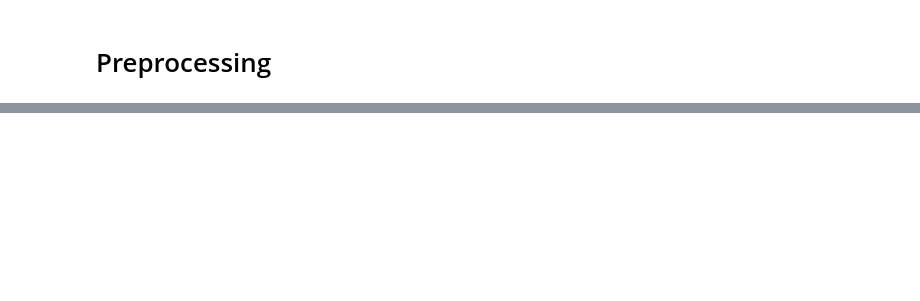
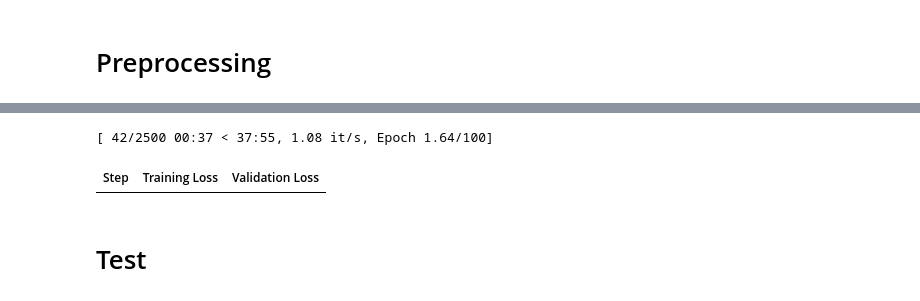
Before and after one commit to fas38/twitter-sentiment-analysis, a Jupyter notebook: deep_learning_pretrained_transformers_clf.ipynb, the cells around one changed output, grey strips where cells are left out. Cells and saved outputs as stored; diff of their text form; code cells hidden in the pictures; blank space fills up the shorter version.

```diff
--- a/deep_learning_pretrained_transformers_clf.ipynb
+++ b/deep_learning_pretrained_transformers_clf.ipynb
@@ -109,0 +54,12 @@ f1_macro
+# %%
+# Splitting
+train_texts, val_texts, train_labels, val_labels = train_test_split(df['words_str'], y, test_size=0.2, shuffle=True, random_state=None)
+# %%
+# Tokenize the input
+tokenizer_bert = BertTokenizer.from_pretrained('bert-base-uncased')
+tokenizer_roberta = RobertaTokenizer.from_pretrained('roberta-base')
+tokenizer_twitter = AutoTokenizer.from_pretrained('cardiffnlp/twitter-roberta-base')
+# %%
+tokenizer = tokenizer_twitter
+train_encodings = tokenizer(train_texts.tolist(), truncation=True, padding=True)
+val_encodings = tokenizer(val_texts.tolist(), truncation=True, padding=True)
@@ -109,0 +220,4 @@ f1_macro
+# %%
+model_bert = BertClassification.from_pretrained('bert-base-uncased')
+model_roberta = RobertaClassification.from_pretrained('roberta-base')
+model_twitter = RobertaClassificationTwitter_2()
@@ -109,0 +231,36 @@ f1_macro
+# %%
+model = model_twitter.to(device)
+
+# Define training arguments and trainer
+training_args = TrainingArguments(
+    output_dir='./output',
+    per_device_train_batch_size=256,
+    per_device_eval_batch_size=256,
+    learning_rate=0.0001,
+    num_train_epochs=100,
+    logging_dir='./logs',
+    evaluation_strategy='steps', # Evaluate every 'logging_steps'
+    logging_steps=100, # Set to evaluate every 100 steps
+    weight_decay=0.0001,
+)
+
+
+
+
+trainer = Trainer(
+    model=model,
+    args=training_args,
+    train_dataset=train_dataset,
+    eval_dataset=val_dataset,
+    compute_metrics=f1_macro,
+    # callbacks=[ThresholdEarlyStoppingCallback()],
+)
+
+
+# Train the model
+trainer.train()
+eval_results = trainer.evaluate()
+print(eval_results)
+# %% [output]
+[ 42/2500 00:37 < 37:55, 1.08 it/s, Epoch 1.64/100]
+| Step | Training Loss | Validation Loss |
@@ -109,0 +272,2 @@ f1_macro
+# %% [markdown]
+# Test
```
Also changed, not shown: parts of 14 cells of this notebook, 8 other files.
